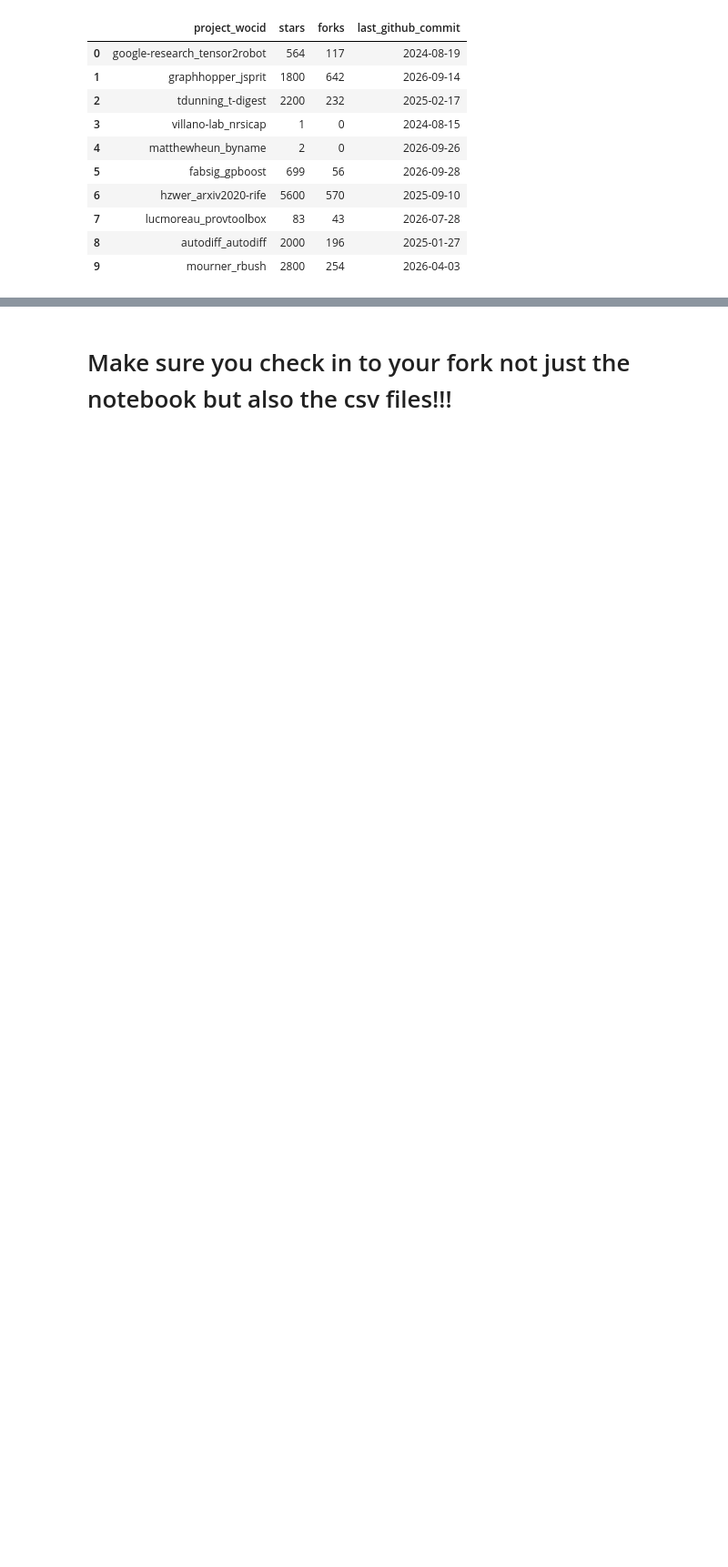
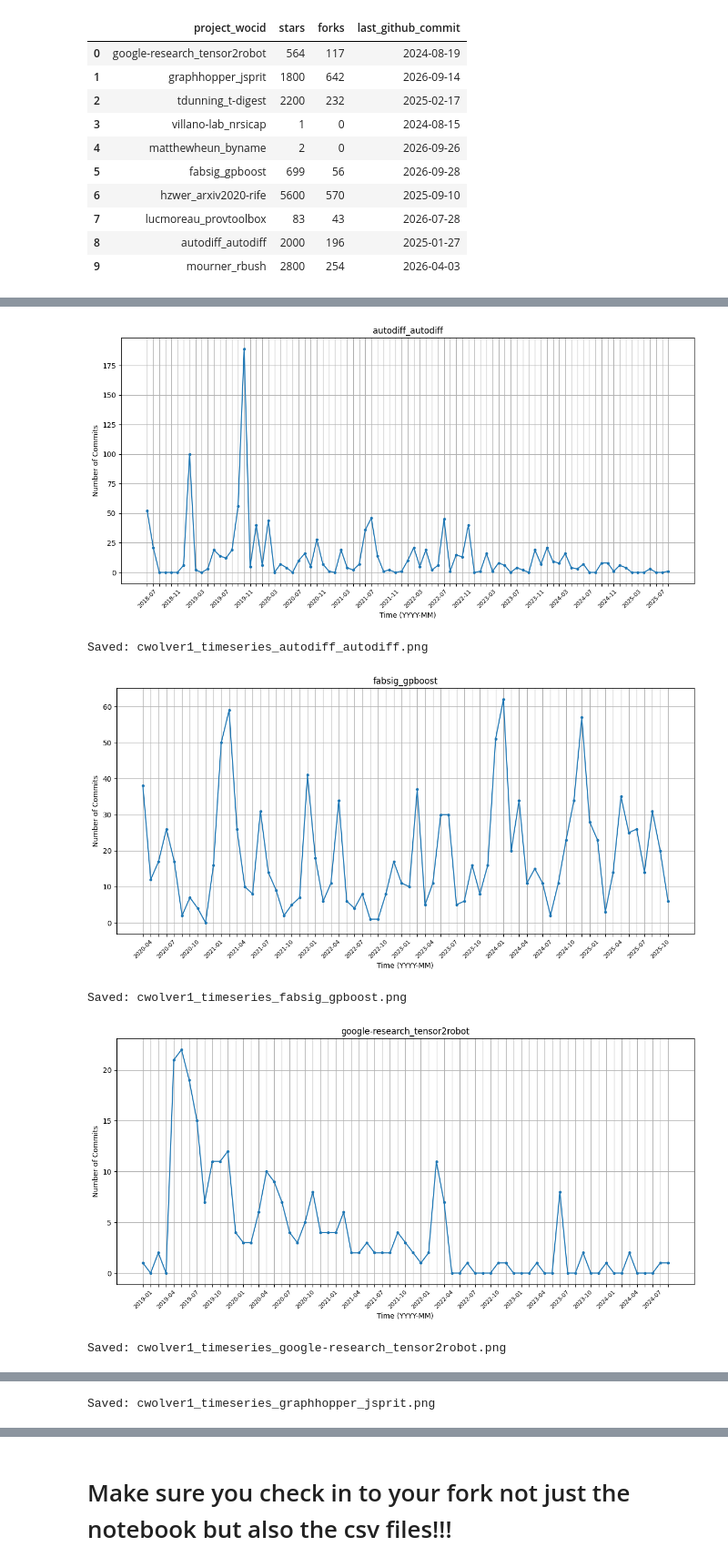
Before and after one commit to ChaseWolverton/MiniProject2, a Jupyter notebook: cwolver1.ipynb, the cells around one changed output, grey strips where cells are left out. Shown at 91% size. Saved outputs shown, nothing was run; the diff lists cells and outputs as text; code cells hidden in the pictures; blank space fills up the shorter version.

Commit message:
Complete Part 2 data visualization

```diff
--- a/cwolver1.ipynb
+++ b/cwolver1.ipynb
@@ -341,0 +370,10 @@ part1_stats
+# %%
+# Convert Unix timestamps to dates
+summary["Date"] = pd.to_datetime(summary["time"], unit="s")
+
+# Extract
+summary["Month"] = summary["Date"].dt.strftime("%Y-%m")
+
+summary[
+    ["project_wocid", "time", "Date", "Month"]
+].head()
@@ -341,0 +536,58 @@ part1_stats
+# %%
+for project in sorted(timeseries["project"].unique()):
+
+    project_ts = timeseries[
+        timeseries["project"] == project
+    ].copy()
+
+    plt.figure(figsize=(12, 6))
+
+    plt.plot(
+        project_ts["Month"],
+        project_ts["#Commits"],
+        marker="o",
+        linestyle="-",
+        markersize=3
+    )
+
+    plt.xlabel("Time (YYYY-MM)")
+    plt.ylabel("Number of Commits")
+    plt.title(project)
+    plt.grid(True)
+
+    # Show fewer x-axis labels so long timelines remain readable
+    ax = plt.gca()
+
+    step = max(1, len(project_ts) // 20)
+
+    for i, label in enumerate(ax.get_xticklabels()):
+        if i % step != 0:
+            label.set_visible(False)
+
+    plt.xticks(rotation=45, fontsize=8)
+    plt.tight_layout()
+
+    filename = (
+        netid +
+        "_timeseries_" +
+        project +
+        ".png"
+    )
+
+    plt.savefig(
+        filename,
+        dpi=300,
+        bbox_inches="tight"
+    )
+
+    plt.show()
+    plt.close()
+
+    print("Saved:", filename)
+# %% [output]
+[figure, added]
+Saved: cwolver1_timeseries_autodiff_autodiff.png
+[figure, added]
+Saved: cwolver1_timeseries_fabsig_gpboost.png
+[figure, added]
+Saved: cwolver1_timeseries_google-research_tensor2robot.png
@@ -341,0 +595 @@ part1_stats
+Saved: cwolver1_timeseries_graphhopper_jsprit.png
```
Also changed, not shown: parts of 19 cells of this notebook, 21 other files.
